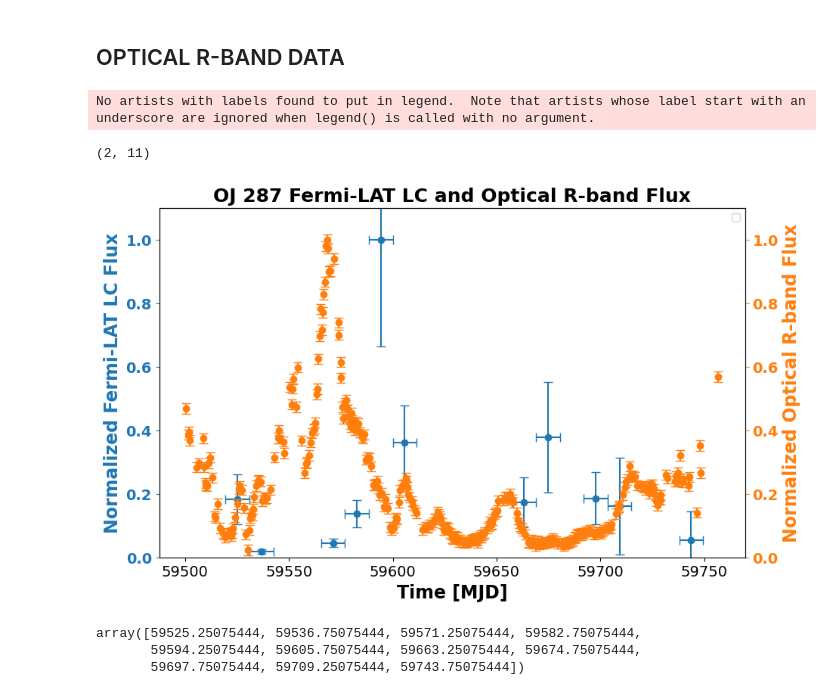
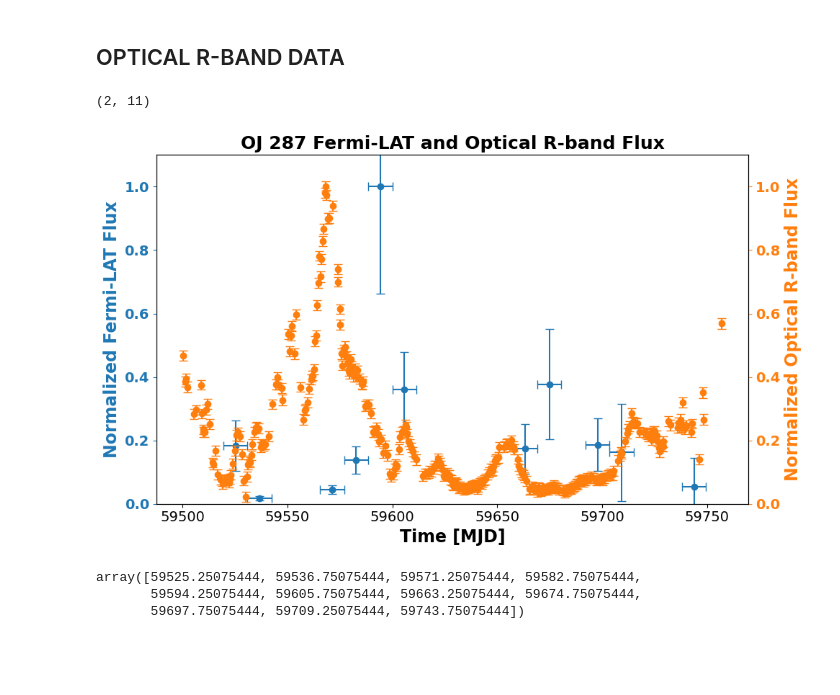
Before and after one commit to DarkWake9/Project-Fermi, a Jupyter notebook: 2311-02372-OJ287/segment-7_flare.ipynb, the cells around one changed output. Drawn from its saved outputs; the diff is of its cells as text; code cells hidden in the pictures; blank space fills up the shorter version.

```diff
--- a/2311-02372-OJ287/segment-7_flare.ipynb
+++ b/2311-02372-OJ287/segment-7_flare.ipynb
@@ -100,39 +100,39 @@ fig, ax = plt.subplots(1, 1, figsize=(10, 6))
 plt.xlabel('Time [MJD]', fontdict={'size': 17, 'weight': 'bold'})
 plt.xticks(fontsize=14)
 ax2 = ax.twinx()
 
 ax.errorbar(x_lc, y_lc/max(y_lc), yerr=yerr_lc/max(y_lc), xerr=[x_lc - xl_lc, xr_lc - x_lc], c='C0', fmt='o', capsize=4, label='Fermi-LAT LC')
 # ax.plot(x_lc, y_lc/max(y_lc), c='C0', lw=0.2)
 ax.set_yticklabels(np.arange(0, 1.1, 0.2).round(2), fontdict={'size': 14, 'weight': 'bold'})
 TSmin=9
 
 
 
 
 ax2.errorbar(x_rmag_cb, y_rmag_cb/max(y_rmag_cb), yerr=y_err_rmagb/max(y_rmag_cb),  c='C1', fmt='o', capsize=4)
 # ax2.errorbar(x_rmag_c, y_rmag_c/max(y_rmag_c), yerr=y_err_rmag/max(y_rmag_c),xerr=[tmean[lc['ts']>TSmin]- lc['tmin_mjd'][lc['ts']>TSmin], lc['tmax_mjd'][lc['ts']>TSmin] - tmean[lc['ts']>TSmin]], c='C2', fmt='o', capsize=4)
 
 # ax2.vlines(59531.5, 0, 1.2, color='red', linestyle='--', label='Nov 12 2021')
 
 # ax2.plot(x_rmag_c, y_rmag_c/max(y_rmag_c), c='C1', lw=0.2)
-ax.set_ylabel('Normalized Fermi-LAT LC Flux', color='C0', fontdict={'size': 17, 'weight': 'bold'})
+ax.set_ylabel('Normalized Fermi-LAT Flux', color='C0', fontdict={'size': 17, 'weight': 'bold'})
 ax2.set_ylabel('Normalized Optical R-band Flux', color='C1', fontdict={'size': 17, 'weight': 'bold'})
 ax2.set_yticklabels(np.arange(0, 1.1, 0.2).round(2), fontdict={'size': 14, 'weight': 'bold'})
 ax.set_ylim(0, 1.1)
 ax2.set_ylim(0, 1.1)
 ax.tick_params(axis='y', colors='C0', labelcolor='C0')
 ax2.tick_params(axis='y', colors='C1', labelcolor='C1')
 
 # ax2.set_xlabel('Time [MJD]')
 # plt.xlabel('Time [MJD]')
-ax2.legend()
-plt.title('OJ 287 Fermi-LAT LC and Optical R-band Flux', fontdict={'size': 18, 'weight': 'bold'})
+# ax2.legend()
+plt.title('OJ 287 Fermi-LAT and Optical R-band Flux', fontdict={'size': 18, 'weight': 'bold'})
+plt.tight_layout()
 # plt.show()
 plt.savefig('./temp/OJ287_LC_R_band.pdf', dpi=300, facecolor='w', edgecolor='w', format='pdf')
 # %% [output]
-No artists with labels found to put in legend.  Note that artists whose label start with an underscore are ignored when legend() is called with no argument.
+(2, 11)
-(2, 11)
-[figure, old version]
+[figure, new version]
 # %%
 tmean[lcx].flatten()
 # %% [output]
```
Also changed, not shown: parts of 4 cells of this notebook, 3 other files.
